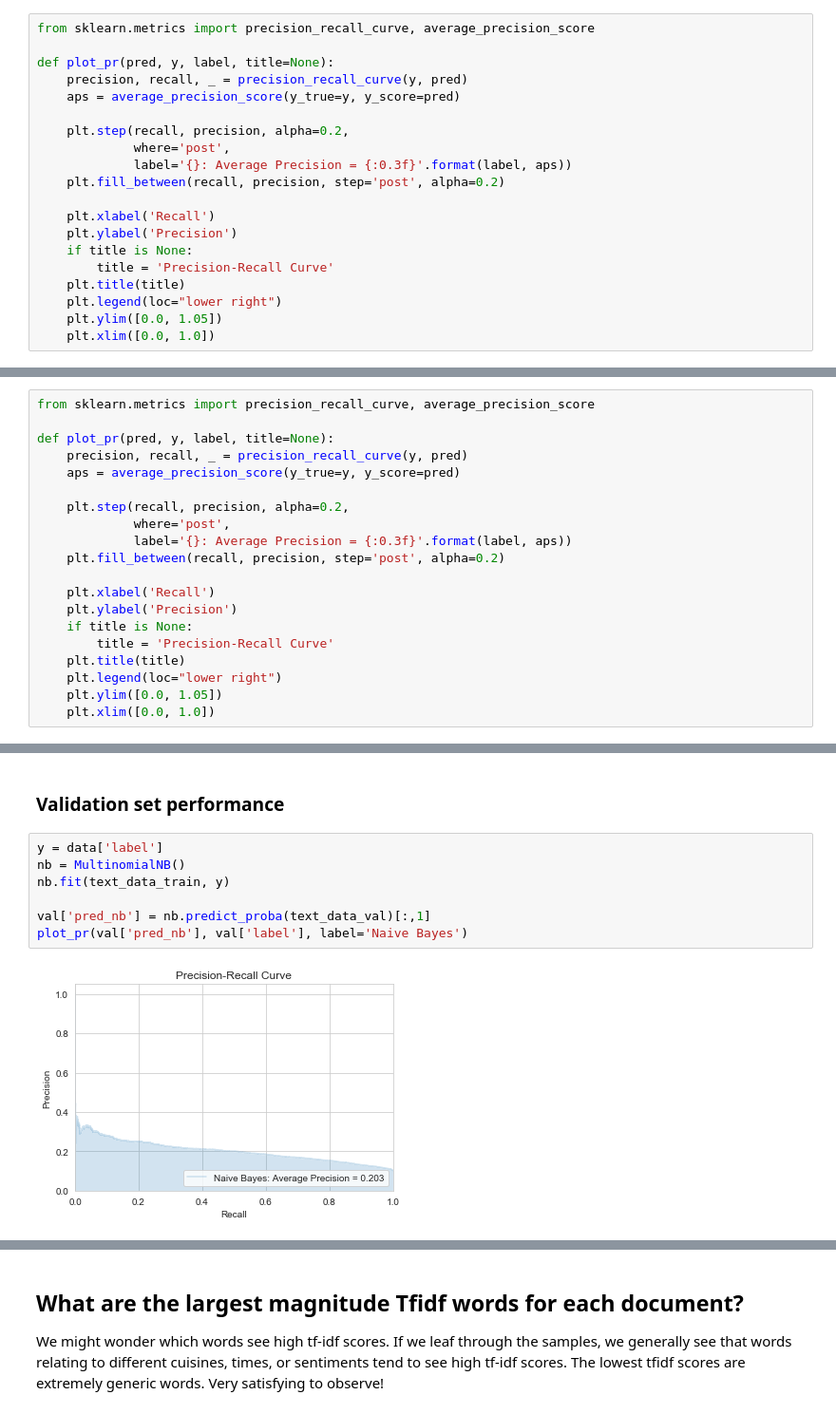
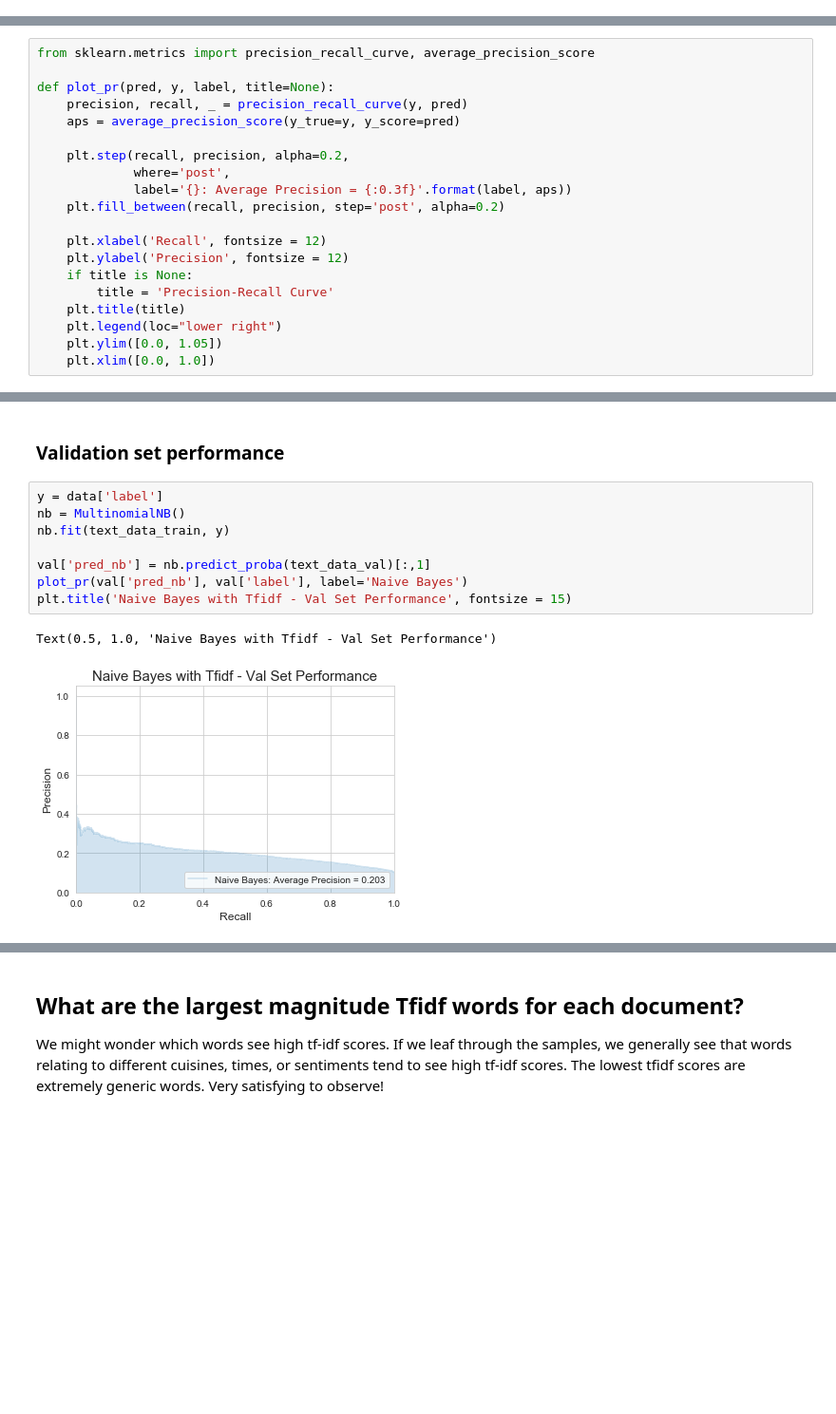
Before and after one commit to sujeongcha/Yelp-fake-review-detection, a Jupyter notebook: notebooks/exploratory/soojin-NB_validation.ipynb, the cells around one changed output, grey strips where cells are left out. Shown at 95% size. Saved outputs shown, nothing was run; the diff lists cells and outputs as text; blank space fills up the shorter version.

```diff
--- a/notebooks/exploratory/soojin-NB_validation.ipynb
+++ b/notebooks/exploratory/soojin-NB_validation.ipynb
@@ -13,26 +11,6 @@ plt.rcParams['figure.figsize'] = [10,6]
 
 data = pd.read_csv('~/Documents/Github/data/train.csv')
 val = pd.read_csv('~/Documents/Github/data/dev.csv')
-# %%
-from sklearn.metrics import precision_recall_curve, average_precision_score
-
-def plot_pr(pred, y, label, title=None):
-    precision, recall, _ = precision_recall_curve(y, pred)
-    aps = average_precision_score(y_true=y, y_score=pred)
-
-    plt.step(recall, precision, alpha=0.2,
-             where='post',
-             label='{}: Average Precision = {:0.3f}'.format(label, aps))
-    plt.fill_between(recall, precision, step='post', alpha=0.2)
-
-    plt.xlabel('Recall')
-    plt.ylabel('Precision')
-    if title is None:
-        title = 'Precision-Recall Curve'
-    plt.title(title)
-    plt.legend(loc="lower right")
-    plt.ylim([0.0, 1.05])
-    plt.xlim([0.0, 1.0])
 # %% [markdown]
 # Naive Bayes on text
 A quick way to mine the text information is by feeding it into a Naive Bayes model, which will learn which words and tfidf word combos tend to be associated with real vs. fake reviews.
@@ -51,8 +29,8 @@ def plot_pr(pred, y, label, title=None):
              label='{}: Average Precision = {:0.3f}'.format(label, aps))
     plt.fill_between(recall, precision, step='post', alpha=0.2)
 
-    plt.xlabel('Recall')
-    plt.ylabel('Precision')
+    plt.xlabel('Recall', fontsize = 12)
+    plt.ylabel('Precision', fontsize = 12)
     if title is None:
         title = 'Precision-Recall Curve'
     plt.title(title)
@@ -128,9 +108,11 @@ plot_pr(data['pred_nb'], data['label'], label='Naive Bayes')
 # %%
 y = data['label']
 nb = MultinomialNB()
 nb.fit(text_data_train, y)
 
 val['pred_nb'] = nb.predict_proba(text_data_val)[:,1]
 plot_pr(val['pred_nb'], val['label'], label='Naive Bayes')
+plt.title('Naive Bayes with Tfidf - Val Set Performance', fontsize = 15)
 # %% [output]
+Text(0.5, 1.0, 'Naive Bayes with Tfidf - Val Set Performance')
-[figure, old version]
+[figure, new version]
```
Also changed, not shown: parts of 8 cells of this notebook.
